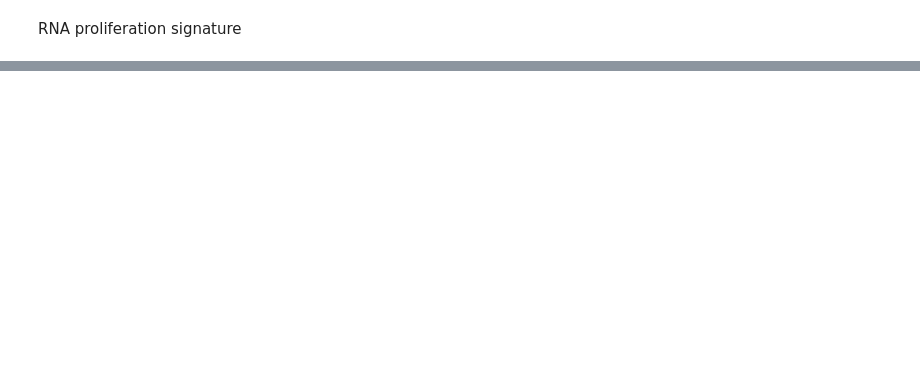
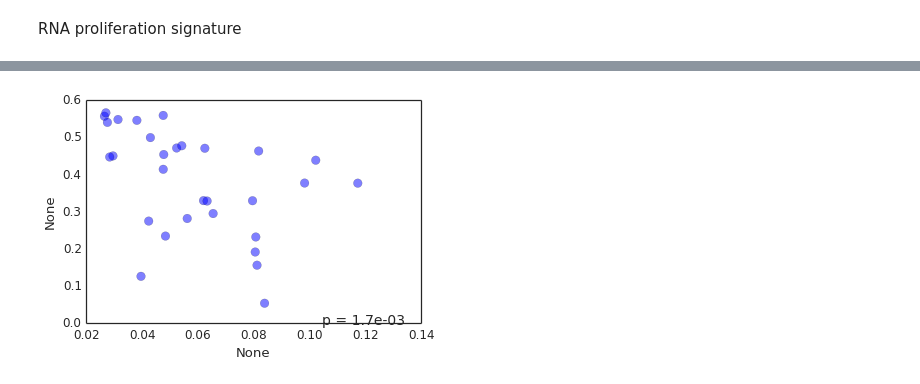
Before and after one commit to theandygross/TCGA_differential_expression, a Jupyter notebook: Notebooks/exp_corr_with_tumorness.ipynb, the cells around one changed output, grey strips where cells are left out. Drawn from its saved outputs; the diff is of its cells as text; code cells hidden in the pictures; blank space fills up the shorter version.

```diff
--- a/Notebooks/exp_corr_with_tumorness.ipynb
+++ b/Notebooks/exp_corr_with_tumorness.ipynb
@@ -55,0 +62,4 @@ gene_corr = rna_df.xs('01',1,1).ix[:, rna_sig.index].T.corrwith(rna_sig)
+# %%
+series_scatter((corr.dropna() ** 2).mean(), rna_sig.groupby(codes).median())
+# %% [output]
+[figure, added]
```
Also changed, not shown: parts of 24 cells of this notebook, 35 other files.
